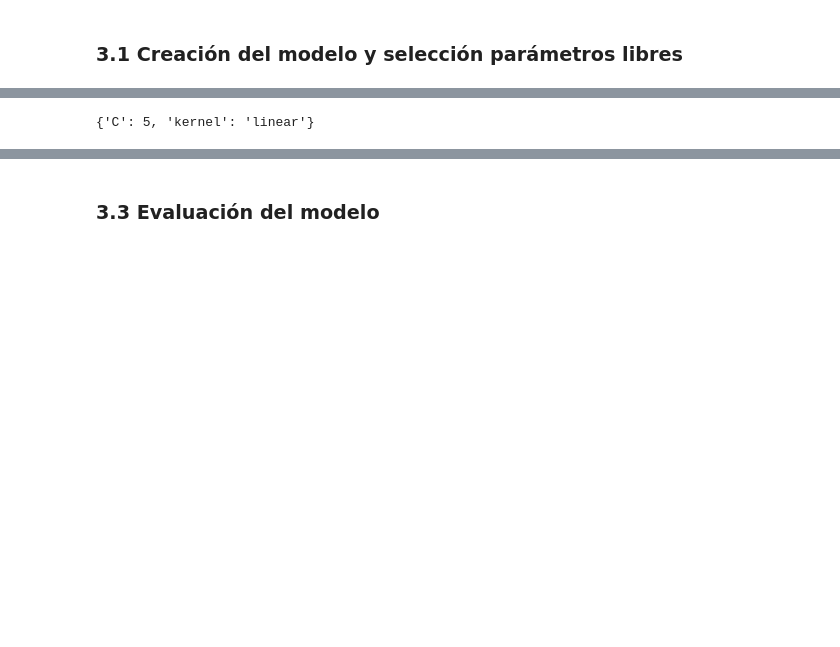
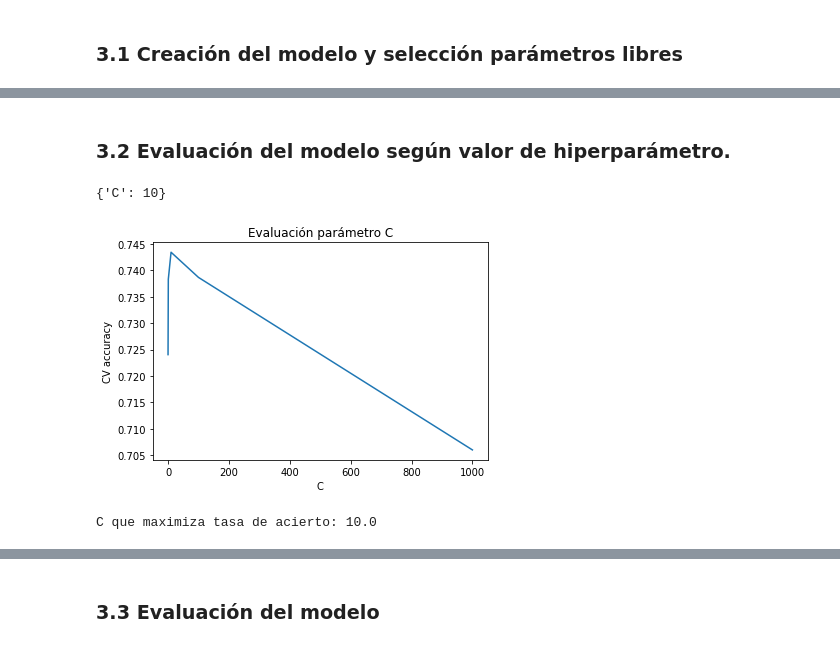
Before and after one commit to Noemiglois/SleepAnalysisWearable, a Jupyter notebook: Clasificadores.ipynb, the cells around one changed output, grey strips where cells are left out. Drawn from its saved outputs; the diff is of its cells as text; code cells hidden in the pictures; blank space fills up the shorter version.

```diff
--- a/Clasificadores.ipynb
+++ b/Clasificadores.ipynb
@@ -84,13 +71,35 @@ SVC(C=1.0, cache_size=200, class_weight=None, coef0=0.0,
+# %% [markdown]
+### 3.2  Evaluación del modelo según valor de hiperparámetro.
 # %%
-Cs =[1, 5]  #list(range(0.001,10)
-param_grid = {'kernel':('linear', 'rbf'),'C': Cs}
-svc_grid = GridSearchCV(clf, param_grid, scoring='accuracy',cv=3,n_jobs=-1)
+Cs =[0.1,1,10,100,1000,1000]
+param_grid = {'C': Cs}
+svc_grid = GridSearchCV(clf, param_grid, scoring='accuracy',cv=5,n_jobs=-1)
 svc_grid.fit(X_train, y_train_bin)
 svc_grid.best_params_
 # %% [output]
-{'C': 5, 'kernel': 'linear'}
+{'C': 10}
 # %%
 svc_clf=svc_grid.best_estimator_
+# %%
+c_scores=[]
+for c in Cs:
+    clf = SVC(kernel='linear',gamma=0.1, C=c)
+    scores=cross_val_score(clf,X_train,y_train_bin,cv=5,scoring='accuracy',n_jobs=-1)
+    c_scores.append(scores.mean())
+
+
+plt.figure()
+plt.plot(Cs,c_scores)
+plt.xlabel('C')
+plt.ylabel('CV accuracy')
+plt.title("Evaluación parámetro C")
+plt.show()
+
+#Select maximo considerando accuracy
+print("C que maximiza tasa de acierto:",np.array(Cs)[c_scores.index(np.array(c_scores).max())])
+# %% [output]
+[figure, added]
+C que maximiza tasa de acierto: 10.0
 # %%
 print("Tasa de acierto del modelo base:",modelo_base.score(X_test,y_test_bin))
 print("Tasa de acierto con la busqueda de parámetros:",svc_clf.score(X_test,y_test_bin))
```
Also changed, not shown: parts of 21 cells of this notebook, 2 other files.
